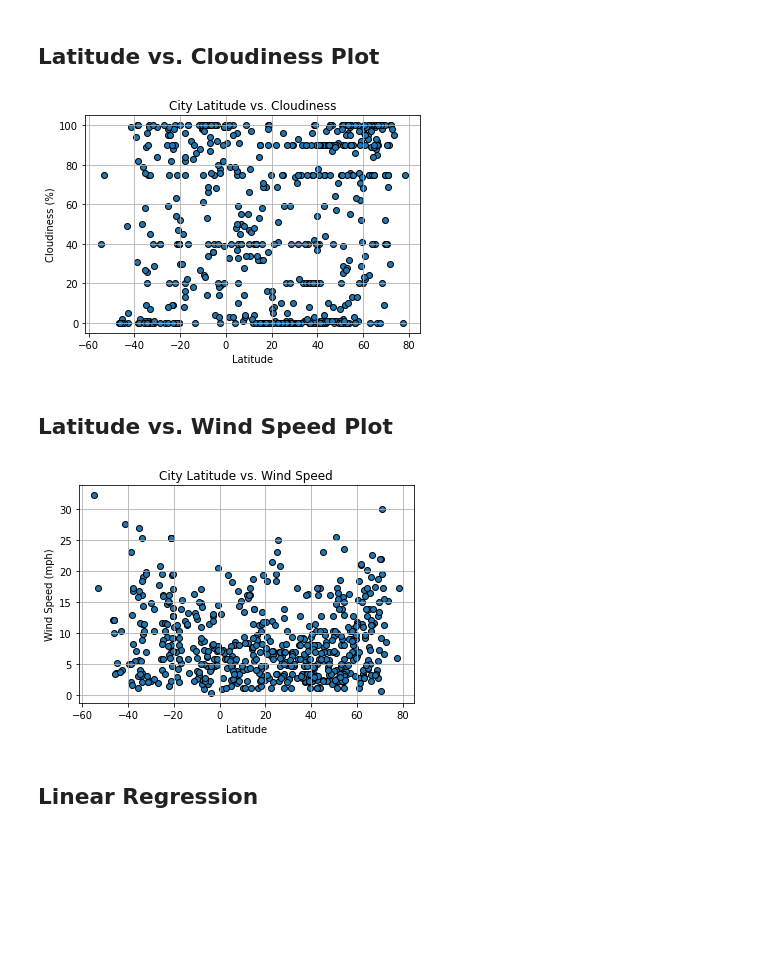
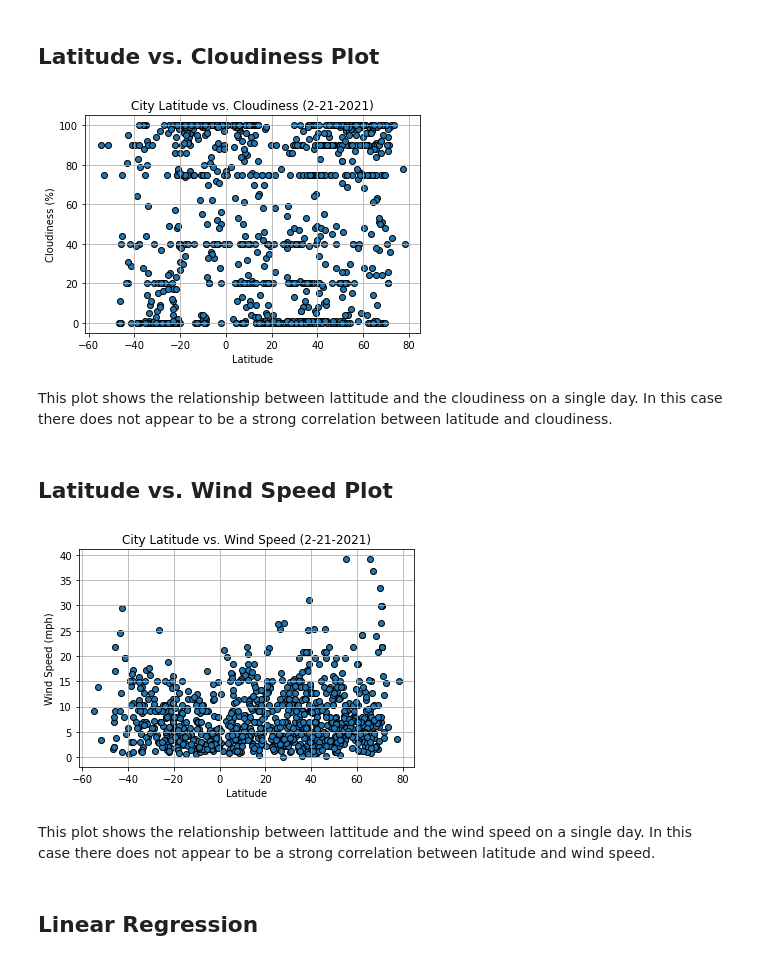
Before and after one commit to mscheme/python-api-challenge, a Jupyter notebook: WeatherPy/WeatherPy.ipynb, the cells around one changed output. Drawn from its saved outputs; the diff is of its cells as text; code cells hidden in the pictures; blank space fills up the shorter version.

```diff
--- a/WeatherPy/WeatherPy.ipynb
+++ b/WeatherPy/WeatherPy.ipynb
@@ -33,8 +36,8 @@ lat_lngs = []
 cities = []
 
 # Create a set of random lat and lng combinations
-lats = np.random.uniform(lat_range[0], lat_range[1], size=1500)
-lngs = np.random.uniform(lng_range[0], lng_range[1], size=1500)
+lats = np.random.uniform(lat_range[0], lat_range[1], size=3200)
+lngs = np.random.uniform(lng_range[0], lng_range[1], size=3200)
 lat_lngs = zip(lats, lngs)
 
 # Identify nearest city for each lat, lng combination
@@ -242,7 +259,7 @@ plt.scatter(clean_city_data['Lat'],
             edgecolor="black", linewidths=1, marker="o")
 
 # add labels, titles, etc.
-plt.title("City Latitude vs. Cloudiness")
+plt.title(f"City Latitude vs. Cloudiness ({date})")
 plt.ylabel("Cloudiness (%)")
 plt.xlabel("Latitude")
 plt.grid(True)
@@ -253,28 +270,32 @@ plt.savefig("output_data/lat_VS_cloudiness.png")
 # Show plot
 plt.show()
 # %% [output]
-[figure, old version]
+[figure, new version]
+# %% [markdown]
+This plot shows the relationship between lattitude and the cloudiness on a single day. In this case there does not appear to be a strong correlation between latitude and cloudiness.
 # %% [markdown]
 ## Latitude vs. Wind Speed Plot
 # %%
 # latitude vs. wind speed scatter plot
 plt.scatter(clean_city_data['Lat'],
             clean_city_data['Wind Speed'],
             edgecolor="black", linewidths=1, marker="o")
 
 # add labels, titles, etc.
-plt.title("City Latitude vs. Wind Speed")
+plt.title(f"City Latitude vs. Wind Speed ({date})")
 plt.ylabel("Wind Speed (mph)")
 plt.xlabel("Latitude")
 plt.grid(True)
 
 # Save the plot
 plt.savefig("output_data/lat_VS_windSpeed.png")
 
 # Show plot
 plt.show()
 # %% [output]
-[figure, old version]
+[figure, new version]
+# %% [markdown]
+This plot shows the relationship between lattitude and the wind speed on a single day. In this case there does not appear to be a strong correlation between latitude and wind speed.
 # %% [markdown]
 ## Linear Regression
 # %%
```
Also changed, not shown: parts of 29 cells of this notebook, 4 other files.
